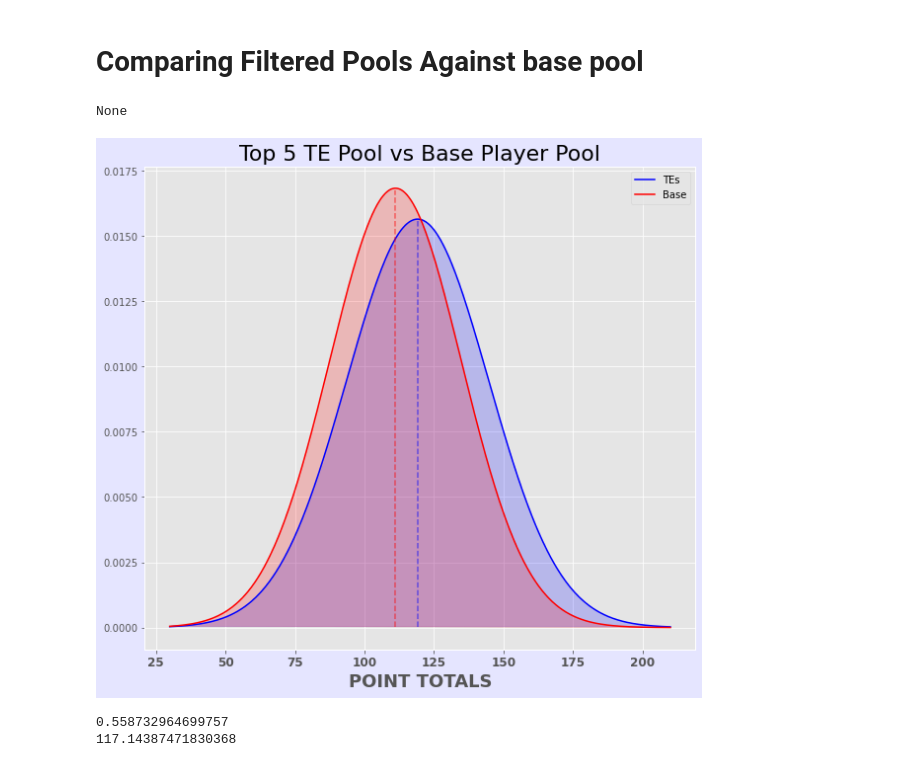
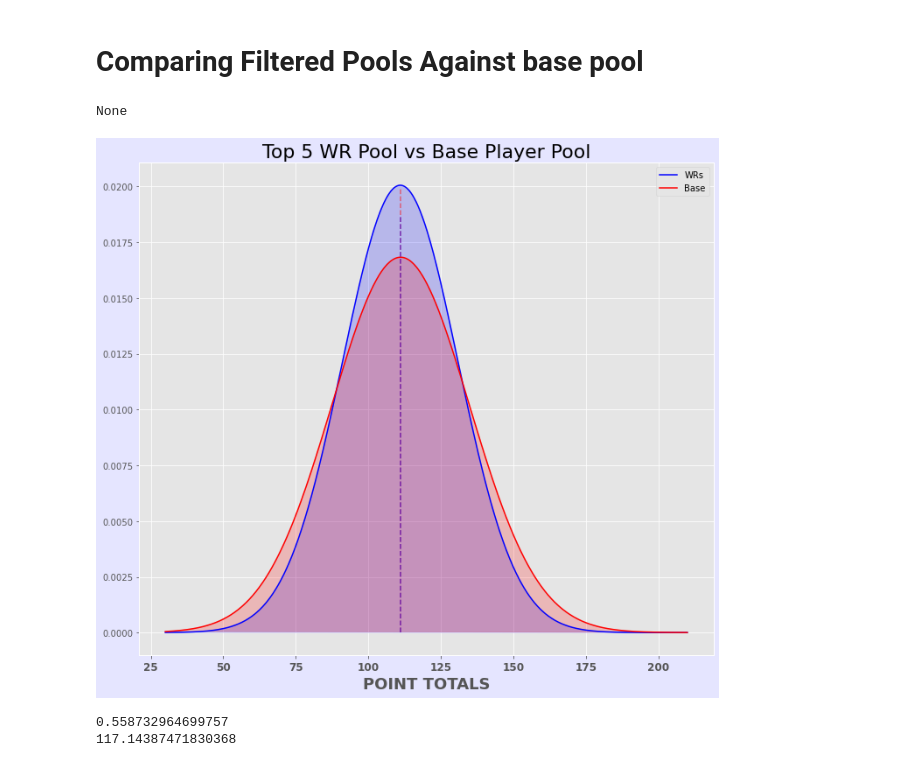
Before and after one commit to amoss038/DFS_Comparison-, a Jupyter notebook: team_generator.ipynb, the cells around one changed output. Cells and saved outputs as stored; diff of their text form; code cells hidden in the pictures.

```diff
--- a/team_generator.ipynb
+++ b/team_generator.ipynb
@@ -488,37 +488,39 @@ def plot_compare(base_pool, player_pool, support = np.linspace(30, 210, 1000)):
 
 
     #creating PDF for pool to go along with support
     compare_pdf = player_pool_dist.pdf(support)
     base_pdf = base_dist.pdf(support)
 
     # Creating a plot
     fig,ax = plt.subplots()
 
-    ax.plot(support, compare_pdf, color='blue', label='TEs')
+    ax.plot(support, compare_pdf, color='blue', label='WRs')
     ax.fill(support, compare_pdf, color='blue', alpha=0.2)
     ax.plot(support, base_pdf, color='red', label='Base')
     ax.fill(support, base_pdf, color='red', alpha=0.2)
     ax.legend()
     fig.patch.set_alpha(0.1)
     fig.set_facecolor('b')
     plt.xlabel("POINT TOTALS", fontsize=18, weight = 'bold')
     plt.xticks(fontsize = 12, weight = 'bold')
     #ax.axvspan(base.mean(), te_samples.mean(), ymin=.046, alpha=0.2, color='black')
     #ax.fill_between(base.mean(), te_samples.mean())
 
-    ax.set_title("Top 5 TE Pool vs Base Player Pool", fontsize=22)
+    ax.set_title("Top 5 WR Pool vs Base Player Pool", fontsize=22)
     #ax.axvline(critical_value1, alpha = .5)
 
     ax.axvline(x = base_pool.mean(), ymin=.046, ymax = .95, color='red', alpha = .5, linestyle = '--')
     ax.axvline(x = player_pool.mean(), ymin=.046, ymax = .89, color='blue', alpha = .5, linestyle = '--')
+    plt.tight_layout()
+    plt.savefig('wr_vs_base.jpg', dpi=50, format='jpg')
 
 #     plt.savefig('TE.jpg', dpi=100, format='jpg')
 
 
-print (plot_compare(base, te_samples))
+print (plot_compare(base, wr_samples))
 # %% [output]
 None
-[figure, old version]
+[figure, new version]
 # %%
 # base pool vs top 5 RBs
 # initial test base pool vs qbs
```
Also changed, not shown: 2 other files.
